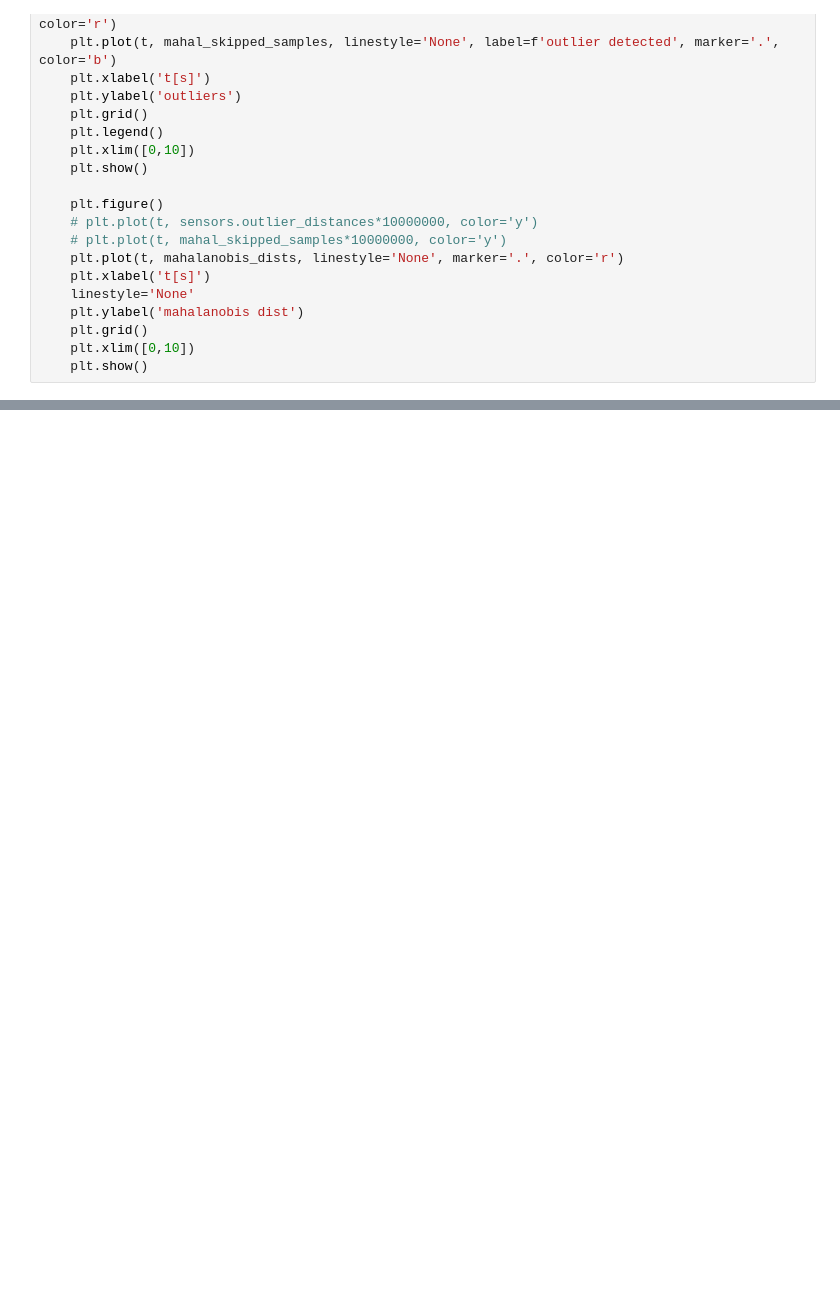
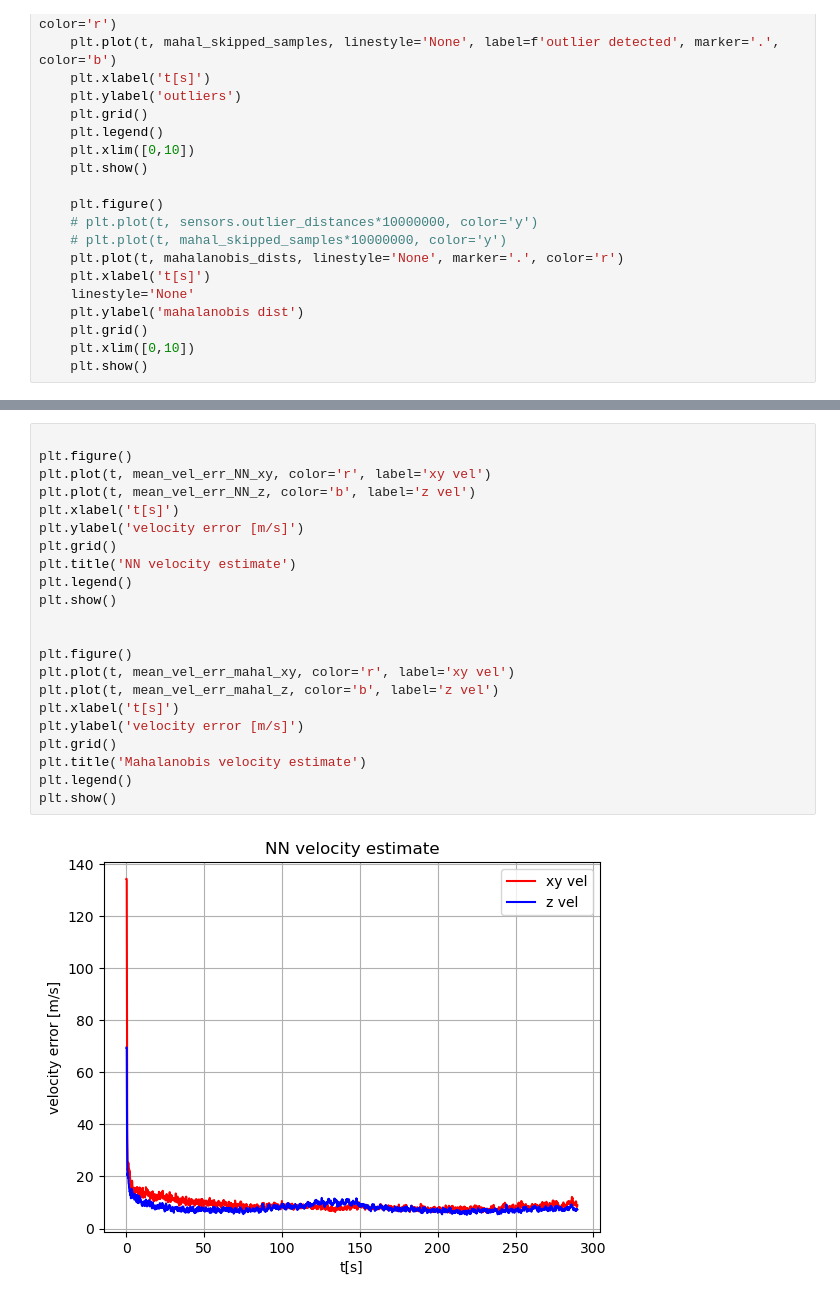
Before and after one commit to EilamNir/noisy-triangulation, a Jupyter notebook: python/src/MC_KF.ipynb, the cells around one changed output, grey strips where cells are left out. Cells and saved outputs as stored; diff of their text form; blank space fills up the shorter version.

```diff
--- a/python/src/MC_KF.ipynb
+++ b/python/src/MC_KF.ipynb
@@ -135,0 +246,24 @@ if MC_iterations == 1:
+# %%
+
+plt.figure()
+plt.plot(t, mean_vel_err_NN_xy, color='r', label='xy vel')
+plt.plot(t, mean_vel_err_NN_z, color='b', label='z vel')
+plt.xlabel('t[s]')
+plt.ylabel('velocity error [m/s]')
+plt.grid()
+plt.title('NN velocity estimate')
+plt.legend()
+plt.show()
+
+
+plt.figure()
+plt.plot(t, mean_vel_err_mahal_xy, color='r', label='xy vel')
+plt.plot(t, mean_vel_err_mahal_z, color='b', label='z vel')
+plt.xlabel('t[s]')
+plt.ylabel('velocity error [m/s]')
+plt.grid()
+plt.title('Mahalanobis velocity estimate')
+plt.legend()
+plt.show()
+# %% [output]
+[figure, added]
```
Also changed, not shown: parts of 6 cells of this notebook, 4 other files.
